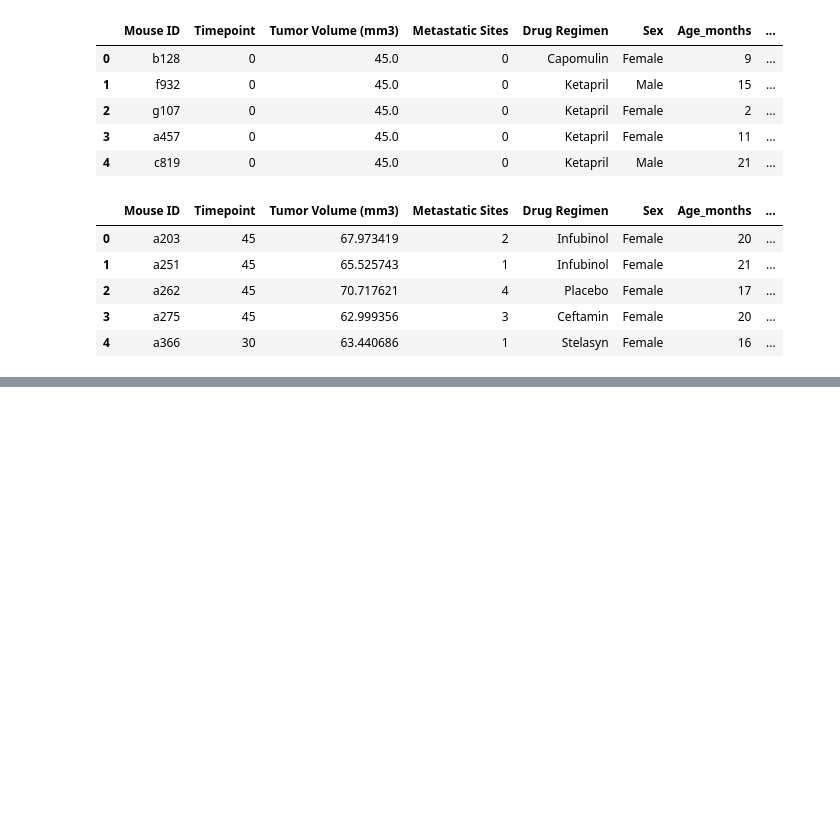
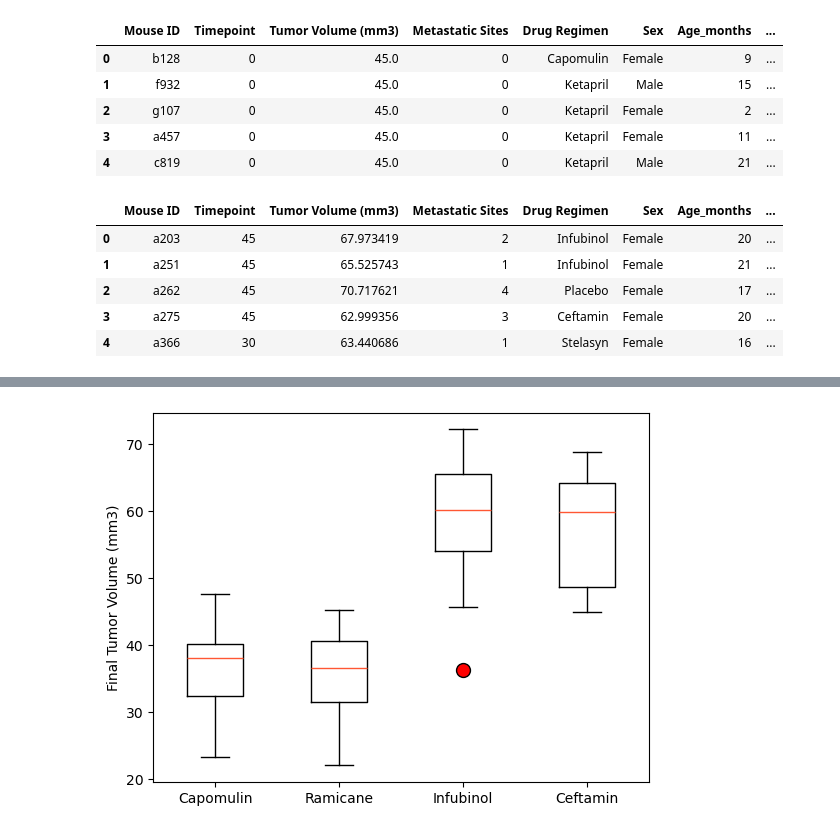
Before and after one commit to AMRITKAUR89/MatPlotLib-Challenge, a Jupyter notebook: Pymaceuticals/Matplotlib.ipynb, the cells around one changed output, grey strips where cells are left out. Cells and saved outputs as stored; diff of their text form; code cells hidden in the pictures; blank space fills up the shorter version.

```diff
--- a/Pymaceuticals/Matplotlib.ipynb
+++ b/Pymaceuticals/Matplotlib.ipynb
@@ -259,0 +271,17 @@ Ceftamin's potential outliers: Series([], Name: Tumor Volume (mm3), dtype: float
+# %%
+# Generate a box plot that shows the distribution of the tumor volume for each treatment group.
+final_tumor_vol_df_new.boxplot(grid=False,
+                               boxprops=dict(color='#000000'),
+                               whiskerprops=dict(color='#000000'),
+                               capprops=dict(color='#000000'),
+                               medianprops=dict(color='#FF5733'),
+                               flierprops=dict(markerfacecolor='#FF0000', marker='o', markersize=10))
+
+# Customize the plot
+plt.title('')
+plt.ylabel('Final Tumor Volume (mm3)')
+
+# Show the plot
+plt.show()
+# %% [output]
+[figure, added]
```
Also changed, not shown: parts of 11 cells of this notebook.
